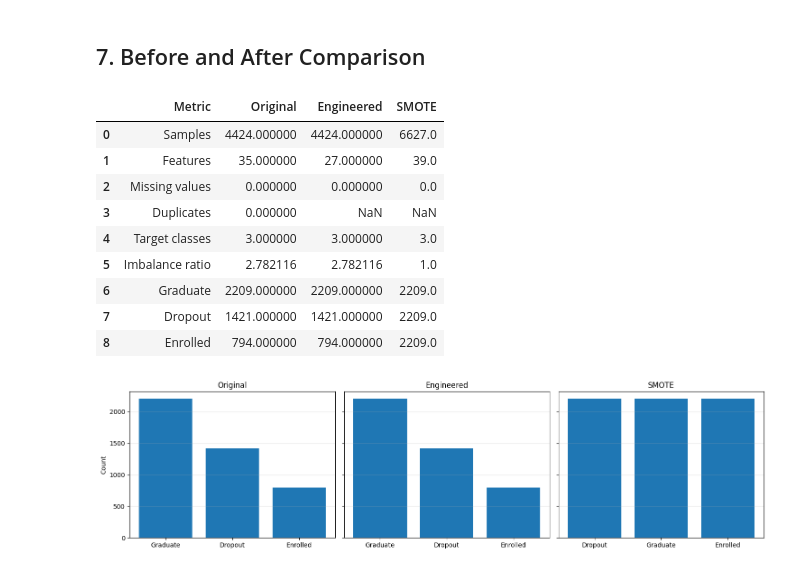
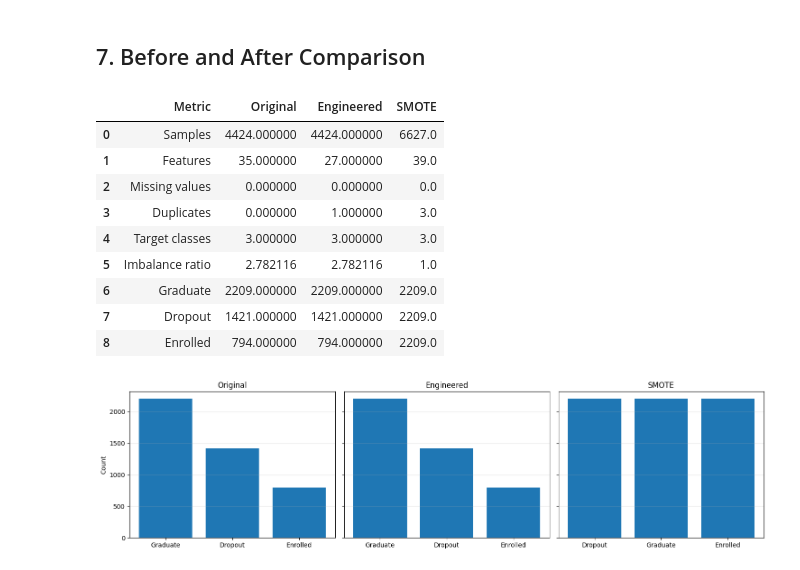
Before and after one commit to AldyG/PDA_G17, a Jupyter notebook: DataPrepEDA.ipynb, the cells around one changed output. Saved outputs shown, nothing was run; the diff lists cells and outputs as text; code cells hidden in the pictures.

Commit message:
fix: Data Preprocessing
Adjusted the location of column rename to go inside the Preprocessing block.
Also ran the notebook to get the required data results.

```diff
--- a/DataPrepEDA.ipynb
+++ b/DataPrepEDA.ipynb
@@ -571,39 +579,39 @@ rows = [
     ("Samples", data.shape[0], data_engineered.shape[0], data_resampled.shape[0]),
     ("Features", data.shape[1], data_engineered.shape[1], data_resampled.shape[1]),
     ("Missing values", data.isnull().sum().sum(), data_engineered.isnull().sum().sum(), data_resampled.isnull().sum().sum()),
-    ("Duplicates", data.duplicated().sum(), None, None),
+    ("Duplicates", data.duplicated().sum(), data_engineered.duplicated().sum(), data_resampled.duplicated().sum()),
     ("Target classes", data["Target"].nunique(), data_engineered["Target"].nunique(), data_resampled["Target"].nunique()),
 ]
 
 def imbalance_ratio(df):
     vc = df["Target"].value_counts()
     return vc.max() / vc.min()
 
 rows += [
-    ("Imbalance ratio", imbalance_ratio(data), imbalance_ratio(data_engineered), 1.0),
+    ("Imbalance ratio", imbalance_ratio(data), imbalance_ratio(data_engineered), imbalance_ratio(data_resampled)),
     ("Graduate", (data["Target"] == "Graduate").sum(),
                   (data_engineered["Target"] == "Graduate").sum(),
                   (data_resampled["Target"] == "Graduate").sum()),
     ("Dropout", (data["Target"] == "Dropout").sum(),
                  (data_engineered["Target"] == "Dropout").sum(),
                  (data_resampled["Target"] == "Dropout").sum()),
     ("Enrolled", (data["Target"] == "Enrolled").sum(),
                   (data_engineered["Target"] == "Enrolled").sum(),
                   (data_resampled["Target"] == "Enrolled").sum()),
 ]
 
 comparison_df = pd.DataFrame(
     rows,
     columns=["Metric", "Original", "Engineered", "SMOTE"]
 )
 
 comparison_df
 # %% [output]
 |  | Metric | Original | Engineered | SMOTE |
 | 0 | Samples | 4424.000000 | 4424.000000 | 6627.0 |
 | 1 | Features | 35.000000 | 27.000000 | 39.0 |
 | 2 | Missing values | 0.000000 | 0.000000 | 0.0 |
-| 3 | Duplicates | 0.000000 | NaN | NaN |
+| 3 | Duplicates | 0.000000 | 1.000000 | 3.0 |
 | 4 | Target classes | 3.000000 | 3.000000 | 3.0 |
 | 5 | Imbalance ratio | 2.782116 | 2.782116 | 1.0 |
 | 6 | Graduate | 2209.000000 | 2209.000000 | 2209.0 |
```
Also changed, not shown: parts of 15 cells of this notebook, 1 other file.
